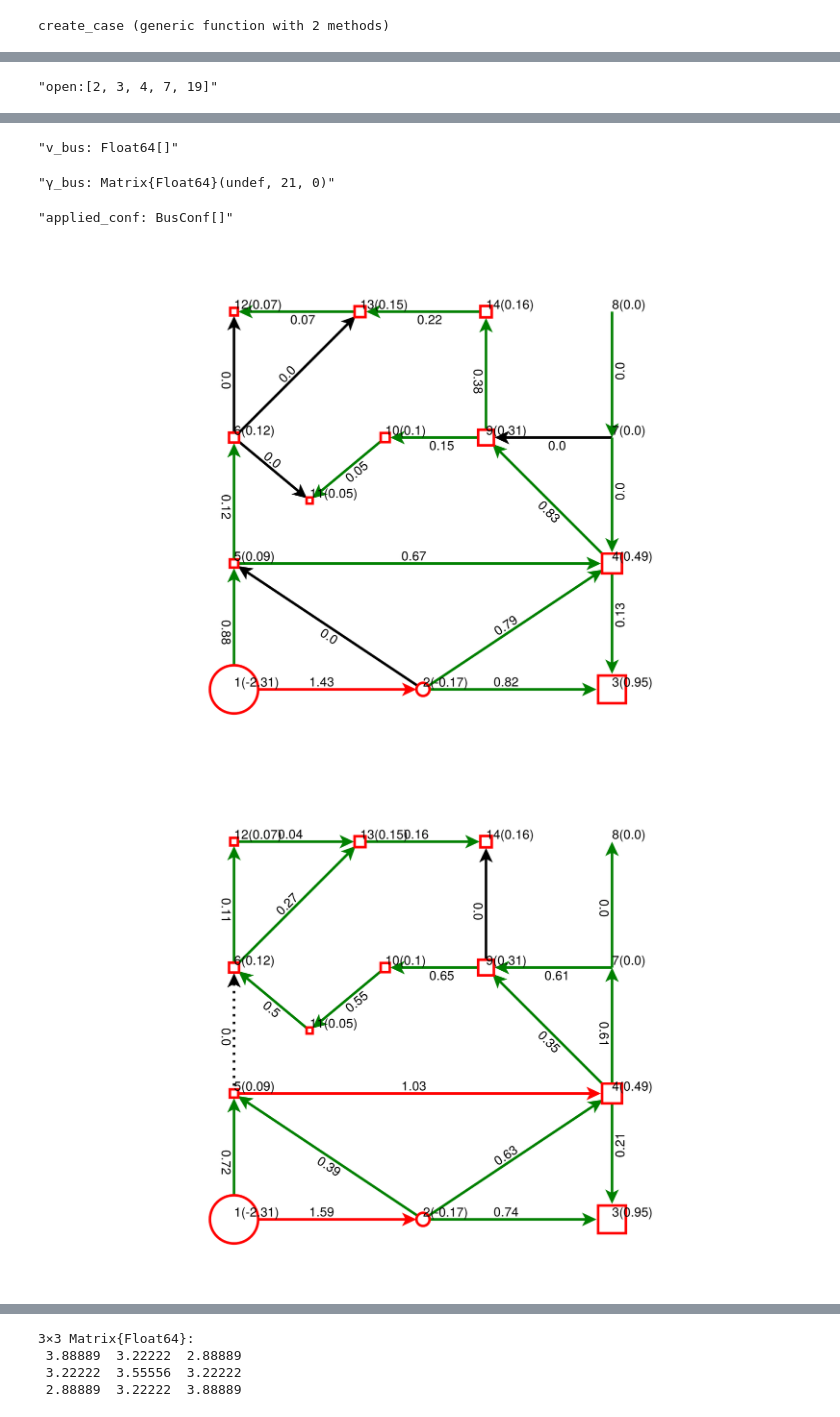
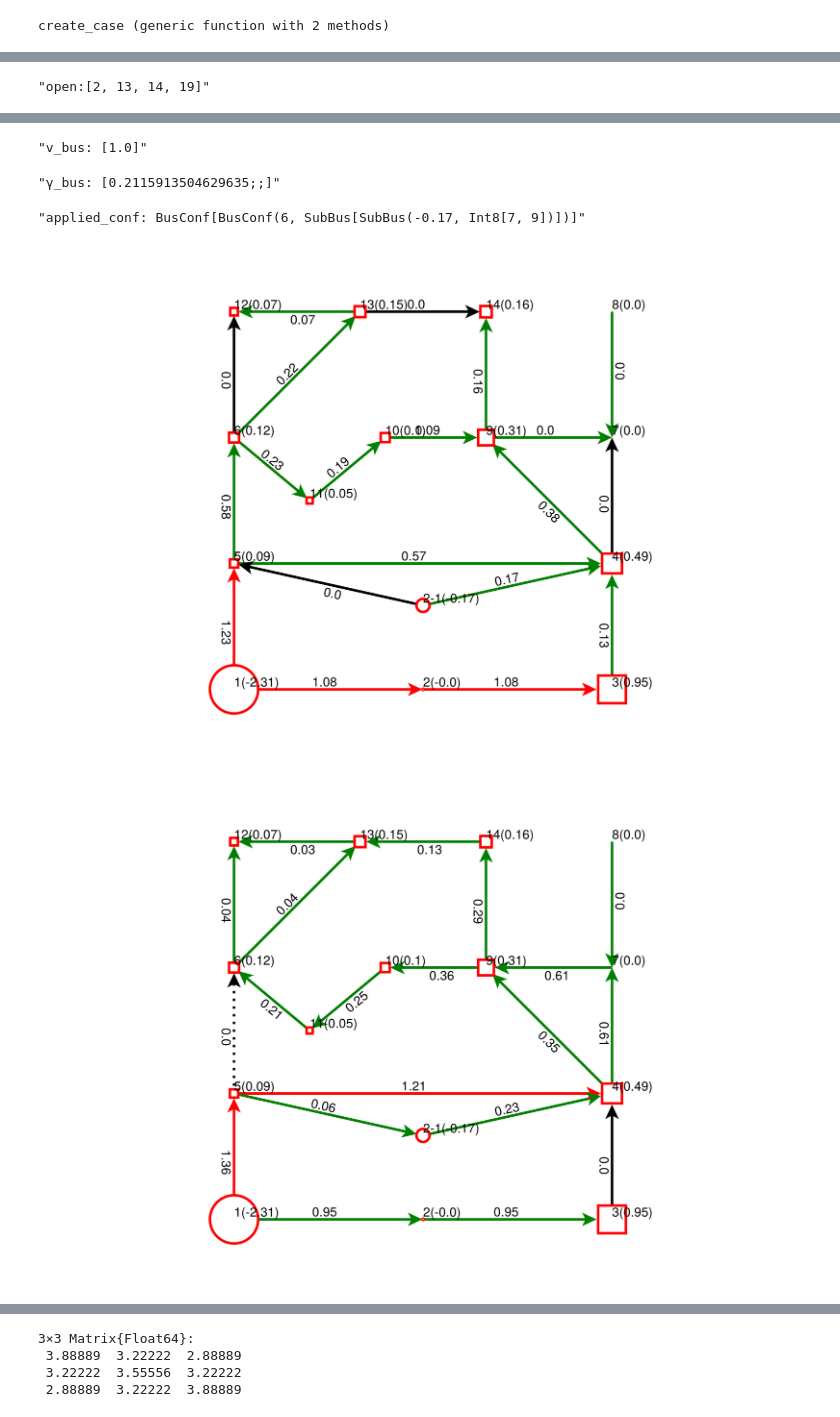
Before and after one commit to BenoitJeanson/topo_sandbox, a Jupyter notebook: Simons_approach.ipynb, the cells around one changed output, grey strips where cells are left out. Drawn from its saved outputs; the diff is of its cells as text; code cells hidden in the pictures.

```diff
--- a/Simons_approach.ipynb
+++ b/Simons_approach.ipynb
@@ -756,11 +772,3 @@ function balance_def!(model)
 end
 # %% [output]
 balance_def! (generic function with 1 method)
-# %%
-A = incidence_matrix(g)'
-display(A)
-incident = v -> [e for e=1:ne(g) if A[e,v] ≠ 0]
-# [i for i=1:size(A)[1] if A[i,1] ≠ 0]
-# inc_dict = Dict(bus => incident(bus) for bus in 1:nv(g))
-opposite = (e,v) -> findfirst(i->(i ≠ v && A[e,i] ≠ 0) , 1:nv(g))
-opposite(5,4)
@@ -788,19 +788,20 @@ function secured_dc_OTS(g::MetaGraph;
 
     set_optimizer_attribute(model, "LogFile", "my_log_file.txt")
 
-    big_M = 100
+    big_M = 5
 
     model.ext[:g] = g
     A = incidence_matrix(g; oriented = true)'
     model.ext[:A] = A
-    model.ext[:branch_side2bus] = (br, side) -> findfirst(i-> model.ext[:A][br,i] == (side == 1 ? -1 : 1), 1:nv(g))
-    model.ext[:branch_bus2side] = (br, v) -> model.ext[:A][br,v] == 1 ? 2 : -model.ext[:A][br,v]
+    model.ext[:branch_side2bus] = (br, side) -> findfirst(i-> A[br,i] == (side == 1 ? -1 : 1), 1:nv(g))
+    model.ext[:branch_bus2side] = (br, v) -> A[br,v] == 1 ? 2 : -A[br,v]
 
     outages = collect(contingencies)
     push!(outages, 0)
     model.ext[:outages] = outages
     model.ext[:nb_cases] = length(outages)
     model.ext[:is_outage] = (i,j) -> j == outages[i] ? 1 : 0
+
 
     model.ext[:p] = [g[label_for(g, v)] for v in vertices(g)]
 
@@ -829,6 +830,7 @@ function secured_dc_OTS(g::MetaGraph;
         @variable(model, v_branch[1:ne(g)], Bin)
     end
 
+    c_w_def!(model)
     N_1_connectednes_def!(model, 10)
     balance_def!(model)
     flows_def!(model, big_M)
@@ -836,8 +838,8 @@ function secured_dc_OTS(g::MetaGraph;
 
     overload = overload_def!(model)
     # @constraint(model, overload ≤ 0)
-    # @objective(model, Min,
-    #             overload
+    @objective(model, Min,
+                overload)
                 # + 0.1  * (allow_branch_openings ? sum(model[:v_branch]) : 0)
                 # + 0.01 * (!isempty(bus_confs)   ? sum(model[:v_bus])    : 0) )
     model
@@ -939,20 +941,15 @@ allow_branch_openings = true
 
 model = secured_dc_OTS(g,
                 # contingencies = contingencies,
-                contingencies =1:20, #vcat(1:16,19:20),#,19,20],
+                # contingencies =1:20, #vcat(1:16,19:20),#,19,20],
                 # contingencies = [1,2],
                 is_single_ρ=is_single_ρ,
                 ρ_min_bound=ρ_min_bound,
                 n_1_connectedness = n_1_connectedness,
                 allow_branch_openings = allow_branch_openings,
-                # bus_confs = bus_confs,
+                bus_confs = bus_confs,
                 )
 
-# @constraint(model, model[:v_branch][1]==1)
-# @constraint(model, model[:v_branch][14]==1)
-# @constraint(model, model[:v_branch][10]==1)
-# @constraint(model, model[:v_branch][11]==1)
-# @constraint(model, model[:πbus][1,2]==0)
 # @constraint(model, model[:πbus][1,3]==1)
 
 optimize!(model)
@@ -1005 +1002 @@ display(solution_summary(model))
-"open:[2, 3, 4, 7, 19]"
+"open:[2, 13, 14, 19]"
@@ -1011,9 +1007,9 @@ display(solution_summary(model))
  ("7", "9")
-"v_bus: Float64[]"
+"v_bus: [1.0]"
-"γ_bus: Matrix{Float64}(undef, 21, 0)"
+"γ_bus: [0.2115913504629635;;]"
-"applied_conf: BusConf[]"
+"applied_conf: BusConf[BusConf(6, SubBus[SubBus(-0.17, Int8[7, 9])])]"
-[figure, old version]
+[figure, new version]
-[figure, old version]
+[figure, new version]
 * Solver : Gurobi
 
 * Status
```
Also changed, not shown: parts of 15 cells of this notebook, 2 other files.
